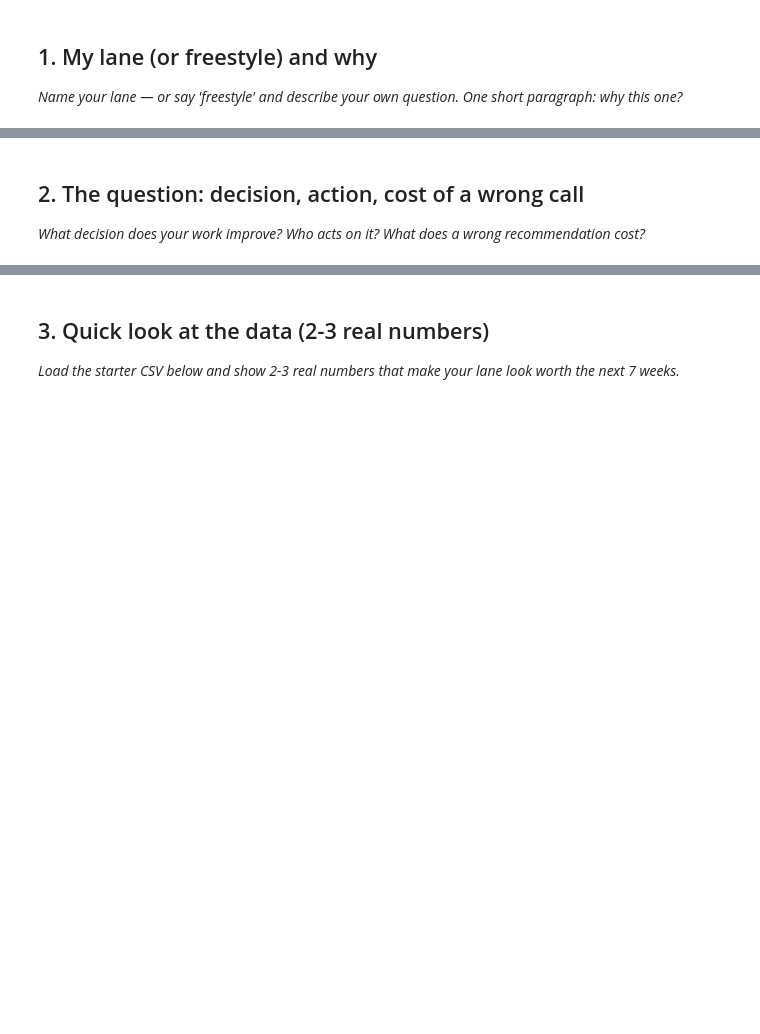
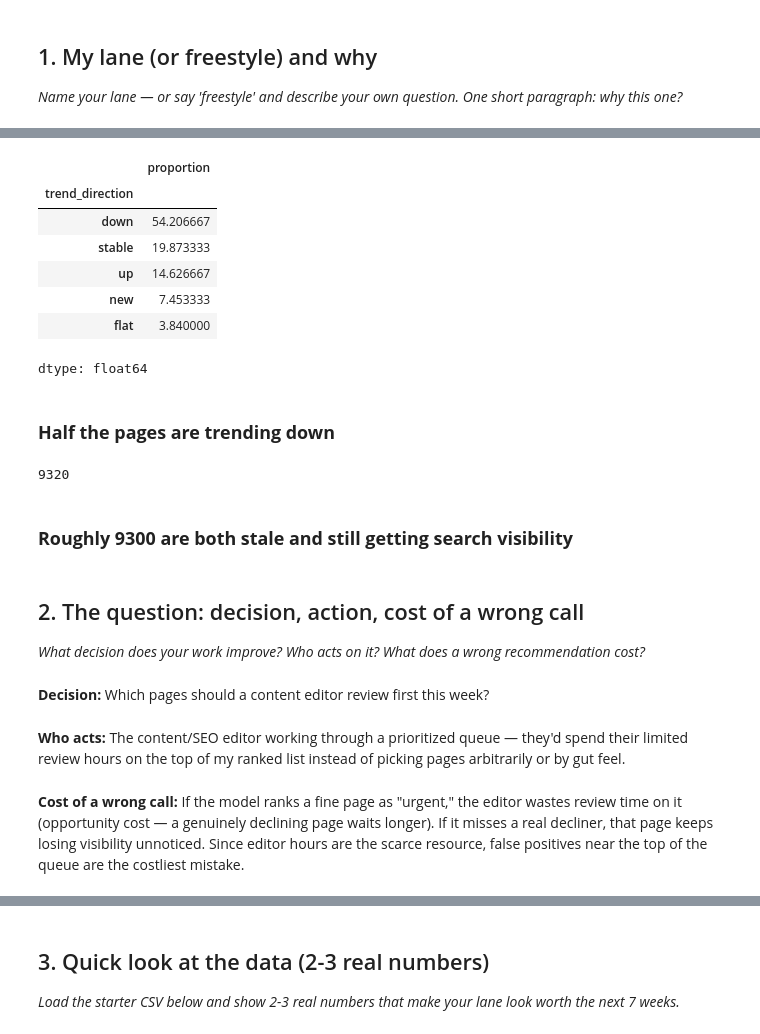
Before and after one commit to arslanxrz/flyrank-ml-internship, a Jupyter notebook: work/notebooks/w01_research_question.ipynb, the cells around one changed output, grey strips where cells are left out. Saved outputs shown, nothing was run; the diff lists cells and outputs as text; code cells hidden in the pictures; blank space fills up the shorter version.

```diff
--- a/work/notebooks/w01_research_question.ipynb
+++ b/work/notebooks/w01_research_question.ipynb
@@ -13,4 +41,30 @@ This skeleton is yours to fill. Work the sections **in order** — each one has
+# %%
+# df['trend_direction'].value_counts() / df.shape[0] * 100
+df['trend_direction'].value_counts("%") * 100
+# %% [output]
+|  | proportion |
+| trend_direction |  |
+| down | 54.206667 |
+| stable | 19.873333 |
+| up | 14.626667 |
+| new | 7.453333 |
+| flat | 3.840000 |
+dtype: float64
+# %% [markdown]
+ ### **Half the pages are trending down**
+# %%
+len(df[(df['freshness_tier'].isin(['91-180', '181+'])) & (df['avg_position'] > 0)])
+# %% [output]
+9320
+# %% [markdown]
+### **Roughly 9300 are both stale and still getting search visibility**
 # %% [markdown]
 ## 2. The question: decision, action, cost of a wrong call
 
 *What decision does your work improve? Who acts on it? What does a wrong recommendation cost?*
+# %% [markdown]
+**Decision:** Which pages should a content editor review first this week?
+# %% [markdown]
+**Who acts:** The content/SEO editor working through a prioritized queue — they'd spend their limited review hours on the top of my ranked list instead of picking pages arbitrarily or by gut feel.
+# %% [markdown]
+**Cost of a wrong call:** If the model ranks a fine page as "urgent," the editor wastes review time on it (opportunity cost — a genuinely declining page waits longer). If it misses a real decliner, that page keeps losing visibility unnoticed. Since editor hours are the scarce resource, false positives near the top of the queue are the costliest mistake.
```
Also changed, not shown: parts of 12 cells of this notebook.
